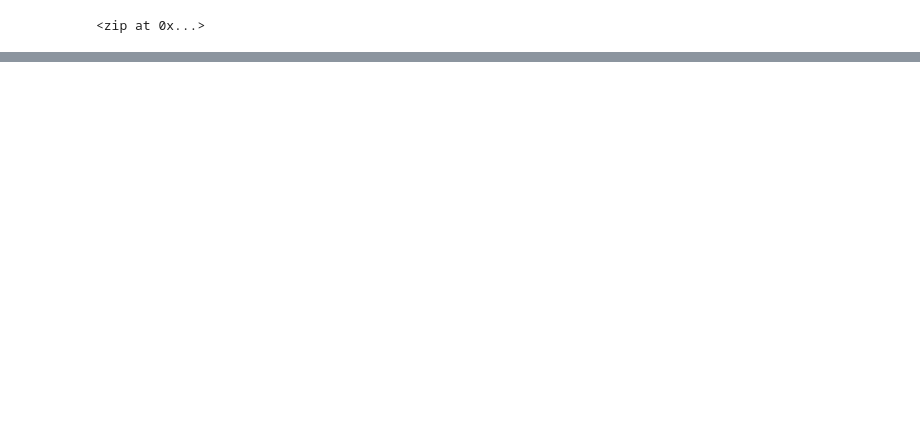
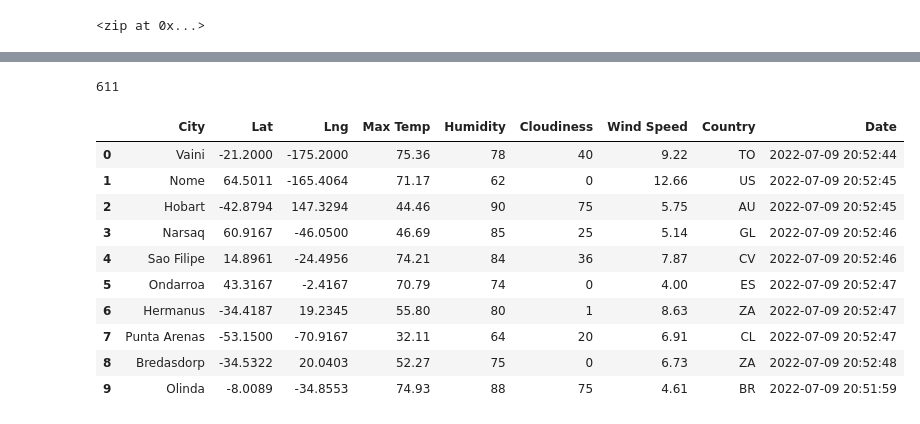
Before and after one commit to eric-blankinshp/World_Weather_Analysis, a Jupyter notebook: WeatherPy.ipynb, the cells around one changed output, grey strips where cells are left out. Cells and saved outputs as stored; diff of their text form; code cells hidden in the pictures; blank space fills up the shorter version.

```diff
--- a/WeatherPy.ipynb
+++ b/WeatherPy.ipynb
@@ -30,0 +161,21 @@ len(cities)
+# %%
+len(cities)
+# %% [output]
+611
+# %%
+# Convert the array of dictionaries to a Pandas DataFrame.
+city_data_df = pd.DataFrame(city_data)
+
+city_data_df.head(10)
+# %% [output]
+|  | City | Lat | Lng | Max Temp | Humidity | Cloudiness | Wind Speed | Country | Date |
+| 0 | Vaini | -21.2000 | -175.2000 | 75.36 | 78 | 40 | 9.22 | TO | 2022-07-09 20:52:44 |
+| 1 | Nome | 64.5011 | -165.4064 | 71.17 | 62 | 0 | 12.66 | US | 2022-07-09 20:52:45 |
+| 2 | Hobart | -42.8794 | 147.3294 | 44.46 | 90 | 75 | 5.75 | AU | 2022-07-09 20:52:45 |
+| 3 | Narsaq | 60.9167 | -46.0500 | 46.69 | 85 | 25 | 5.14 | GL | 2022-07-09 20:52:46 |
+| 4 | Sao Filipe | 14.8961 | -24.4956 | 74.21 | 84 | 36 | 7.87 | CV | 2022-07-09 20:52:46 |
+| 5 | Ondarroa | 43.3167 | -2.4167 | 70.79 | 74 | 0 | 4.00 | ES | 2022-07-09 20:52:47 |
+| 6 | Hermanus | -34.4187 | 19.2345 | 55.80 | 80 | 1 | 8.63 | ZA | 2022-07-09 20:52:47 |
+| 7 | Punta Arenas | -53.1500 | -70.9167 | 32.11 | 64 | 20 | 6.91 | CL | 2022-07-09 20:52:47 |
+| 8 | Bredasdorp | -34.5322 | 20.0403 | 52.27 | 75 | 0 | 6.73 | ZA | 2022-07-09 20:52:48 |
+| 9 | Olinda | -8.0089 | -34.8553 | 74.93 | 88 | 75 | 4.61 | BR | 2022-07-09 20:51:59 |
```
Also changed, not shown: parts of 9 cells of this notebook, 2 other files.
